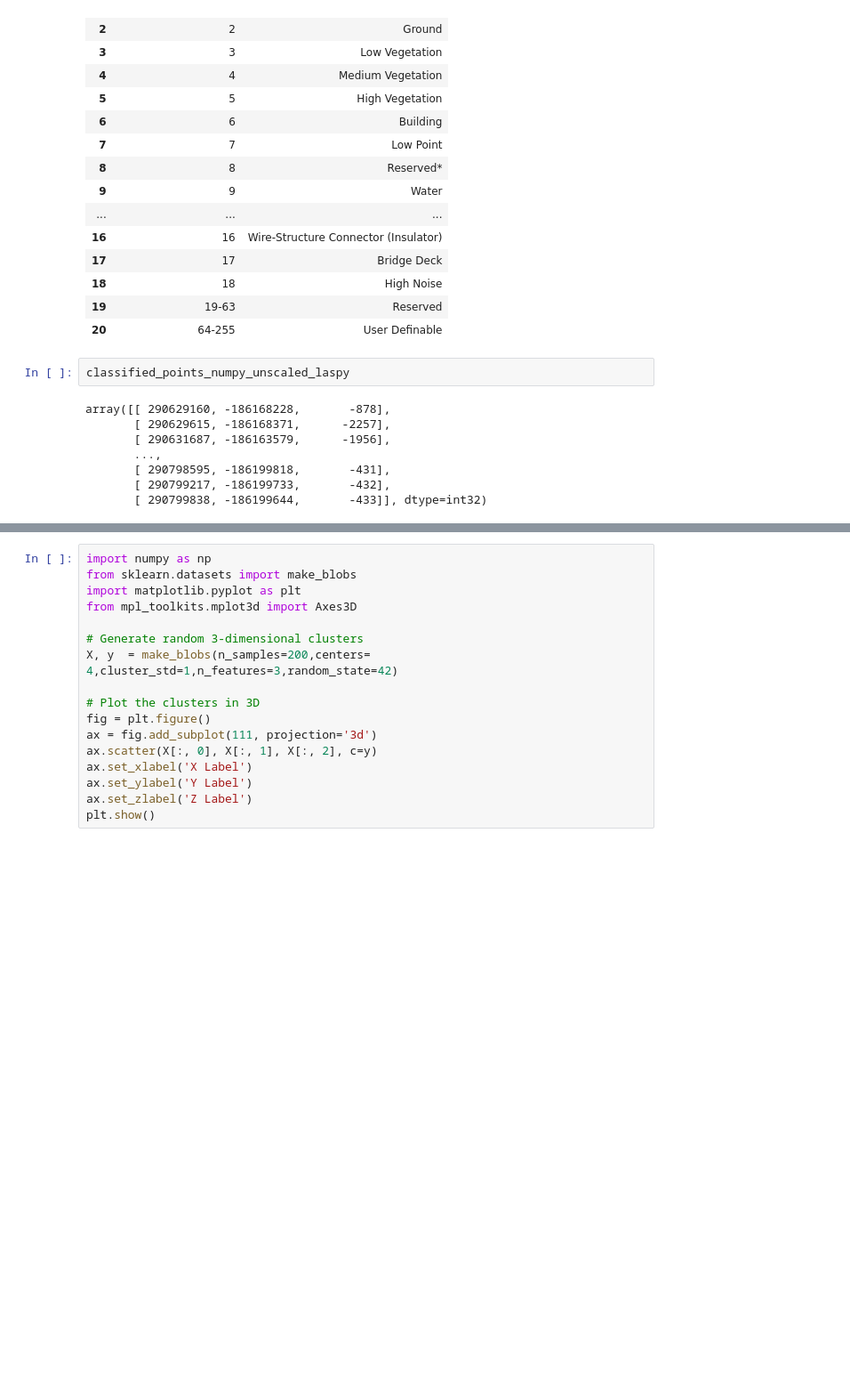
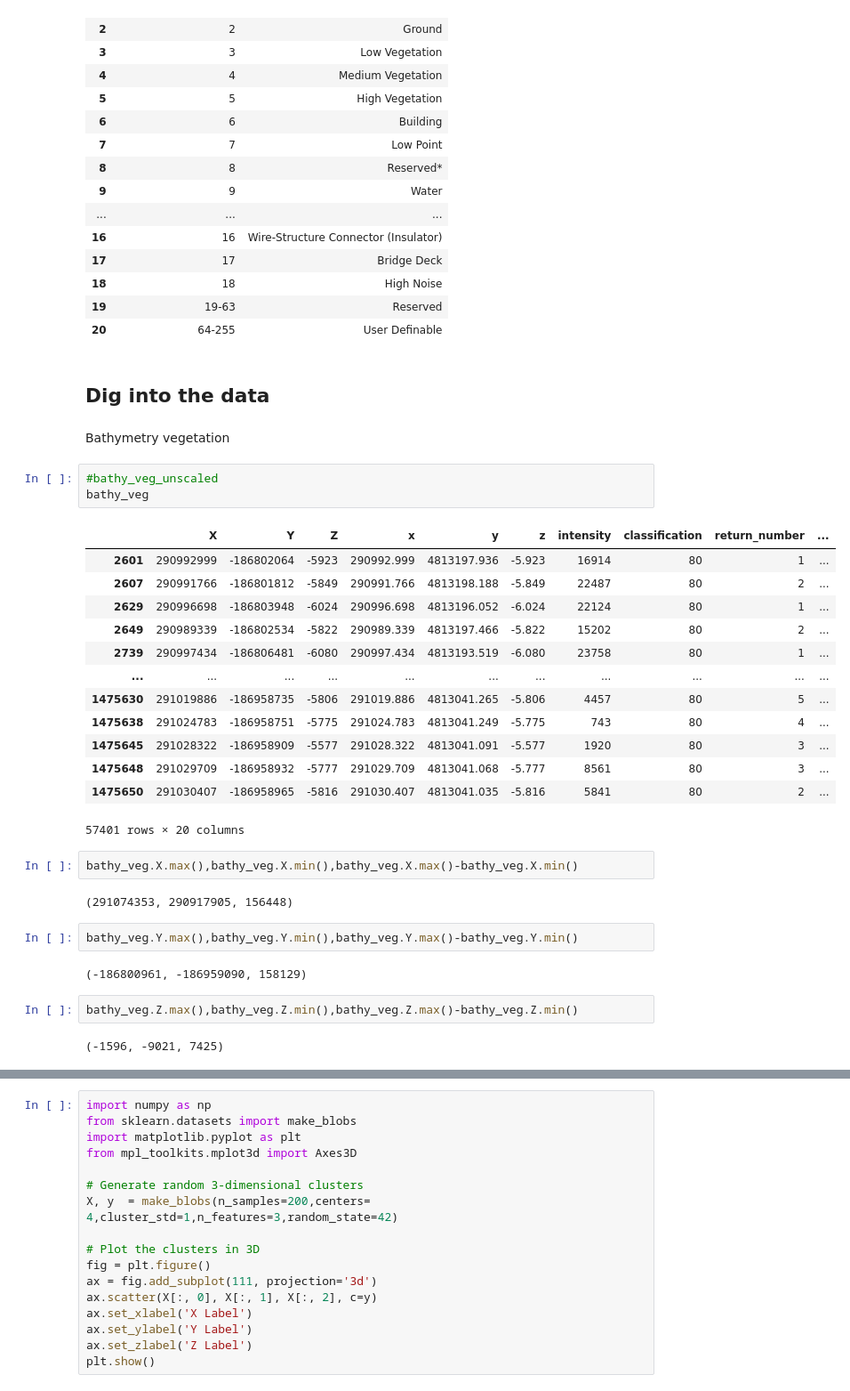
Before and after one commit to JuanCReyes1/lidar_processing, a Jupyter notebook: python38/laspy_open3d.ipynb, the cells around one changed output, grey strips where cells are left out. Shown at 89% size. Drawn from its saved outputs; the diff is of its cells as text; blank space fills up the shorter version.

```diff
--- a/python38/laspy_open3d.ipynb
+++ b/python38/laspy_open3d.ipynb
@@ -378,13 +392,36 @@ classes_esri[1]
 | 18 | 18 | High Noise |
 | 19 | 19-63 | Reserved |
 | 20 | 64-255 | User Definable |
-# %%
-classified_points_numpy_unscaled_laspy
-# %% [output]
-array([[ 290629160, -186168228,       -878],
-       [ 290629615, -186168371,      -2257],
-       [ 290631687, -186163579,      -1956],
-       ...,
-       [ 290798595, -186199818,       -431],
-       [ 290799217, -186199733,       -432],
-       [ 290799838, -186199644,       -433]], dtype=int32)
+# %% [markdown]
+## Dig into the data
+# %% [markdown]
+Bathymetry vegetation
+# %%
+#bathy_veg_unscaled
+bathy_veg
+# %% [output]
+|  | X | Y | Z | x | y | z | intensity | classification | return_number | ... |
+| 2601 | 290992999 | -186802064 | -5923 | 290992.999 | 4813197.936 | -5.923 | 16914 | 80 | 1 | ... |
+| 2607 | 290991766 | -186801812 | -5849 | 290991.766 | 4813198.188 | -5.849 | 22487 | 80 | 2 | ... |
+| 2629 | 290996698 | -186803948 | -6024 | 290996.698 | 4813196.052 | -6.024 | 22124 | 80 | 1 | ... |
+| 2649 | 290989339 | -186802534 | -5822 | 290989.339 | 4813197.466 | -5.822 | 15202 | 80 | 2 | ... |
+| 2739 | 290997434 | -186806481 | -6080 | 290997.434 | 4813193.519 | -6.080 | 23758 | 80 | 1 | ... |
+| ... | ... | ... | ... | ... | ... | ... | ... | ... | ... | ... |
+| 1475630 | 291019886 | -186958735 | -5806 | 291019.886 | 4813041.265 | -5.806 | 4457 | 80 | 5 | ... |
+| 1475638 | 291024783 | -186958751 | -5775 | 291024.783 | 4813041.249 | -5.775 | 743 | 80 | 4 | ... |
+| 1475645 | 291028322 | -186958909 | -5577 | 291028.322 | 4813041.091 | -5.577 | 1920 | 80 | 3 | ... |
+| 1475648 | 291029709 | -186958932 | -5777 | 291029.709 | 4813041.068 | -5.777 | 8561 | 80 | 3 | ... |
+| 1475650 | 291030407 | -186958965 | -5816 | 291030.407 | 4813041.035 | -5.816 | 5841 | 80 | 2 | ... |
+57401 rows × 20 columns
+# %%
+bathy_veg.X.max(),bathy_veg.X.min(),bathy_veg.X.max()-bathy_veg.X.min()
+# %% [output]
+(291074353, 290917905, 156448)
+# %%
+bathy_veg.Y.max(),bathy_veg.Y.min(),bathy_veg.Y.max()-bathy_veg.Y.min()
+# %% [output]
+(-186800961, -186959090, 158129)
+# %%
+bathy_veg.Z.max(),bathy_veg.Z.min(),bathy_veg.Z.max()-bathy_veg.Z.min()
+# %% [output]
+(-1596, -9021, 7425)
```
Also changed, not shown: parts of 18 cells of this notebook, 2 other files.
